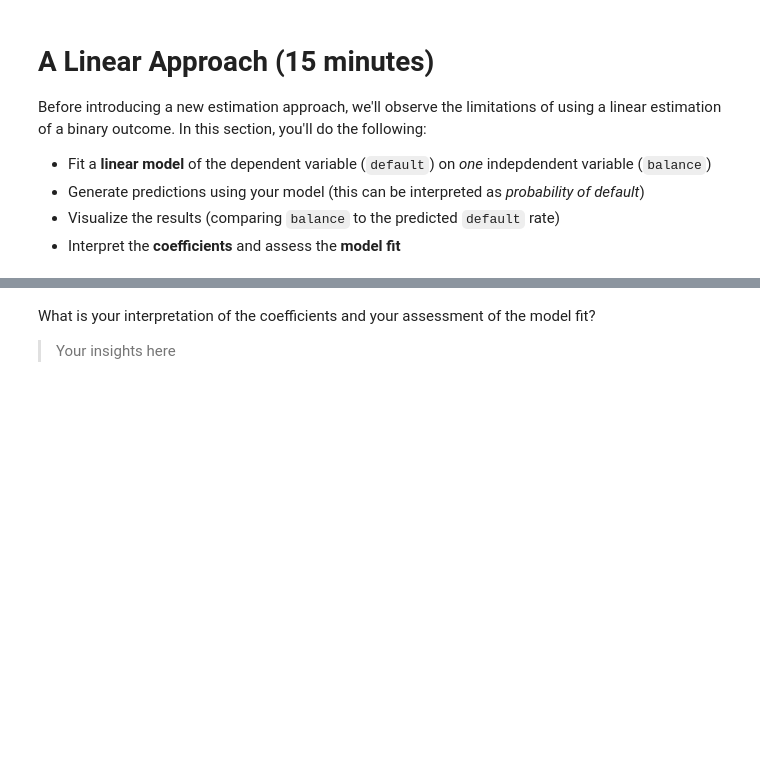
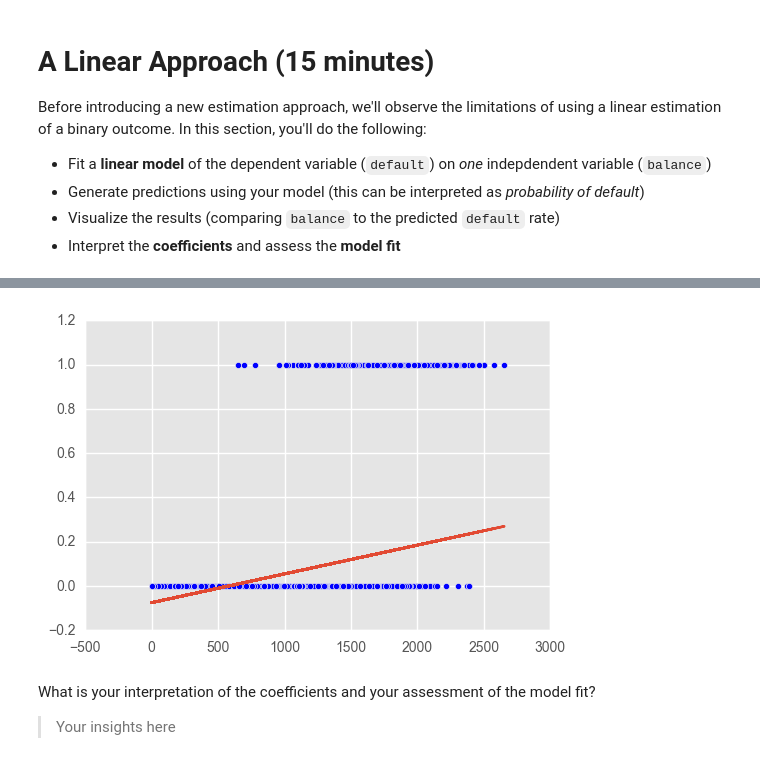
Before and after one commit to info-370/classification, a Jupyter notebook: logistic-regression/demo.ipynb, the cells around one changed output, grey strips where cells are left out. Cells and saved outputs as stored; diff of their text form; code cells hidden in the pictures; blank space fills up the shorter version.

```diff
--- a/logistic-regression/demo.ipynb
+++ b/logistic-regression/demo.ipynb
@@ -66,3 +75,5 @@ Before introducing a new estimation approach, we'll observe the limitations of u
 - Interpret the **coefficients** and assess the **model fit**
 # %%
 # Fit a linear model of the dependent variable (default) on balance
+mod = smf.ols(formula='default ~ balance', data=df).fit()
+mod.summary()
@@ -69,7 +98,15 @@ Before introducing a new estimation approach, we'll observe the limitations of u
 # %%
 # Generate predictions using your model (this can be interpreted as probability of default)
+df['predictions'] = mod.predict()
 # %%
 # Visualize the results: scatterplot of balance v.s. predcited default rate. Bonus: add actual default rate.
+fig, ax = plt.subplots(figsize=(10, 5))
+
+plt.scatter(df.balance, df.default)
+plt.plot(df.balance, df.predictions)
+plt.show()
+# %% [output]
+[figure, added]
 # %%
 # Interpret the **coefficients** and assess the **model fit**
 # %% [markdown]
```
Also changed, not shown: parts of 7 cells of this notebook, 2 other files.
